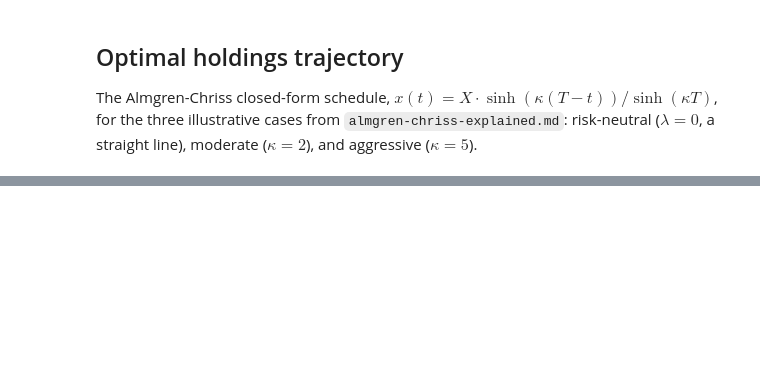
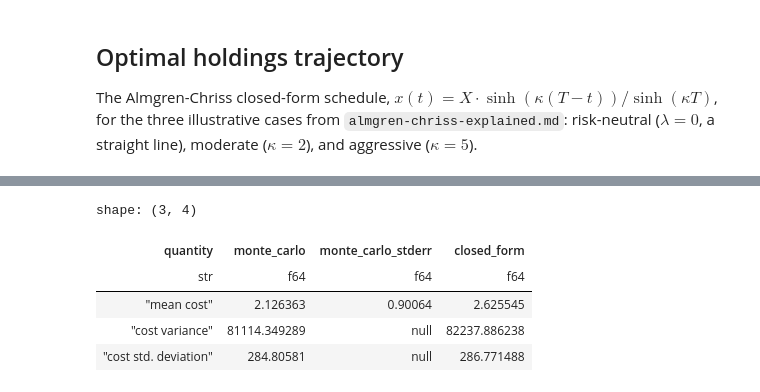
Before and after one commit to bayquant/xpectral-research, a Jupyter notebook: research/005_optimal_execution/analysis.ipynb, the cells around one changed output, grey strips where cells are left out. Cells and saved outputs as stored; diff of their text form; code cells hidden in the pictures; blank space fills up the shorter version.

Commit message:
updated research for optimal execution

```diff
--- a/research/005_optimal_execution/analysis.ipynb
+++ b/research/005_optimal_execution/analysis.ipynb
@@ -76,10 +86,14 @@ the schedule spreads trading over more time (lower risk aversion, lower $\kappa$
 # %%
-# Illustrative liquidation of 1,000,000 shares over one trading day.
-X = 1_000_000.0
+# Illustrative liquidation of a position in a $50 stock over one trading day.
+price = 50.0  # $/share
+X = 1_000.0  # shares
 T = 1.0
-sigma = 0.5  # $/share/sqrt(day)
+sigma_pct = 0.01  # daily volatility, as a fraction of price
+sigma = sigma_pct * price  # $/share/sqrt(day)
 eta = 2.5e-6  # temporary impact coefficient
 gamma = 2.5e-7  # permanent impact coefficient
+
+print(f"notional: ${X * price:,.0f}, sigma: ${sigma:.2f}/share/sqrt(day)")
 
 lambdas = np.concatenate([[0.0], np.logspace(-10, -2, 49)])
 
@@ -94,11 +108,12 @@ frontier_df = pl.DataFrame(
         ],
     }
 ).sort("variance")
+frontier_df = frontier_df.with_columns(cost_std=frontier_df["variance"].sqrt())
 
 fig = go.Figure()
 fig.add_trace(
     go.Scatter(
-        x=frontier_df["variance"],
+        x=frontier_df["cost_std"],
         y=frontier_df["expected_cost"],
         mode="lines+markers",
         name="expected cost",
@@ -108,7 +123,7 @@ fig.add_trace(
 )
 fig.add_trace(
     go.Scatter(
-        x=frontier_df["variance"],
+        x=frontier_df["cost_std"],
         y=frontier_df["permanent_cost"],
         mode="lines",
         name="permanent-impact cost",
@@ -117,7 +132,7 @@ fig.add_trace(
 )
 fig.add_trace(
     go.Scatter(
-        x=frontier_df["variance"],
+        x=frontier_df["cost_std"],
         y=frontier_df["temporary_cost"],
         mode="lines",
         name="temporary-impact cost",
@@ -126,7 +141,7 @@ fig.add_trace(
 )
 fig.update_layout(
     title="Almgren-Chriss efficient frontier and cost composition",
-    xaxis_title="Variance of cost ($²)",
+    xaxis_title="Std. deviation of cost ($)",
     yaxis_title="Cost ($)",
     width=700,
     height=400,
@@ -135,0 +279,57 @@ fig.show()
+# %%
+# Reuses the liquidation scenario (X, T, sigma, eta, gamma) from the efficient
+# frontier above; picks one point on that frontier to simulate.
+lambda_mc = 1e-6
+kappa_mc = decay_parameter(lambda_mc, sigma, eta)
+
+N = 250  # discrete trades
+M = 100_000  # simulated price paths
+tau = T / N
+
+t_grid_mc = np.linspace(0.0, T, N + 1)
+x_mc = optimal_holdings(t_grid_mc, X, T, kappa_mc)
+n = -np.diff(x_mc)  # shares sold in each interval, length N
+
+# Deterministic components of realized cost: permanent impact accumulated
+# against prior trades, and temporary impact on each trade's own fill price.
+cumsum_before_n = np.concatenate(([0.0], np.cumsum(n)[:-1]))
+permanent_cost_discrete = gamma * np.sum(n * cumsum_before_n)
+temporary_cost_discrete = eta / tau * np.sum(n**2)
+
+rng = np.random.default_rng(0)
+xi = rng.standard_normal((M, N))
+cumsum_before_xi = np.concatenate(
+    [np.zeros((M, 1)), np.cumsum(xi, axis=1)[:, :-1]], axis=1
+)
+noise = -sigma * np.sqrt(tau) * (cumsum_before_xi @ n)
+
+simulated_costs = permanent_cost_discrete + temporary_cost_discrete + noise
+
+# At small position sizes, the expected cost can be small relative to its own
+# variance, so a single point estimate of the mean is noisy: report its
+# standard error and check the closed form against a 95% confidence interval
+# rather than expecting an exact match.
+mean_stderr = simulated_costs.std(ddof=1) / np.sqrt(M)
+mc_variance = simulated_costs.var()
+closed_form_variance = cost_variance(X, sigma, T, kappa_mc)
+
+comparison_df = pl.DataFrame(
+    {
+        "quantity": ["mean cost", "cost variance", "cost std. deviation"],
+        "monte_carlo": [simulated_costs.mean(), mc_variance, np.sqrt(mc_variance)],
+        "monte_carlo_stderr": [mean_stderr, None, None],
+        "closed_form": [
+            expected_cost(X, gamma, eta, T, kappa_mc),
+            closed_form_variance,
+            np.sqrt(closed_form_variance),
+        ],
+    }
+)
+comparison_df
+# %% [output]
+shape: (3, 4)
+| quantity | monte_carlo | monte_carlo_stderr | closed_form |
+| str | f64 | f64 | f64 |
+| "mean cost" | 2.126363 | 0.90064 | 2.625545 |
+| "cost variance" | 81114.349289 | null | 82237.886238 |
+| "cost std. deviation" | 284.80581 | null | 286.771488 |
```
Also changed, not shown: parts of 10 cells of this notebook, 2 other files.
